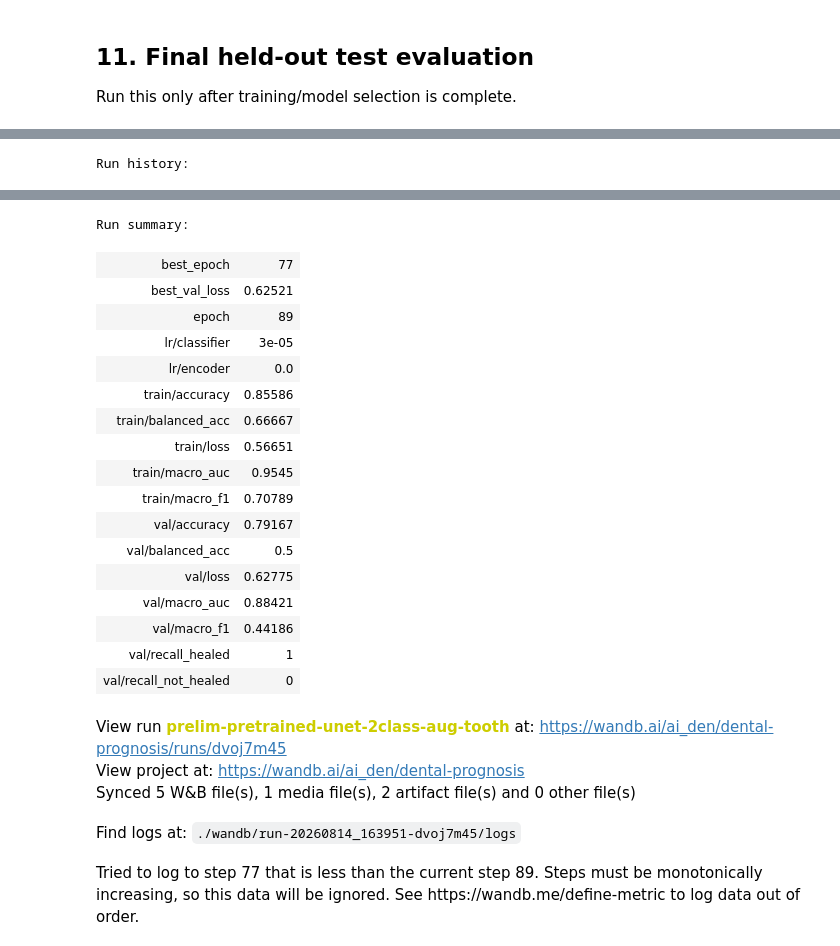
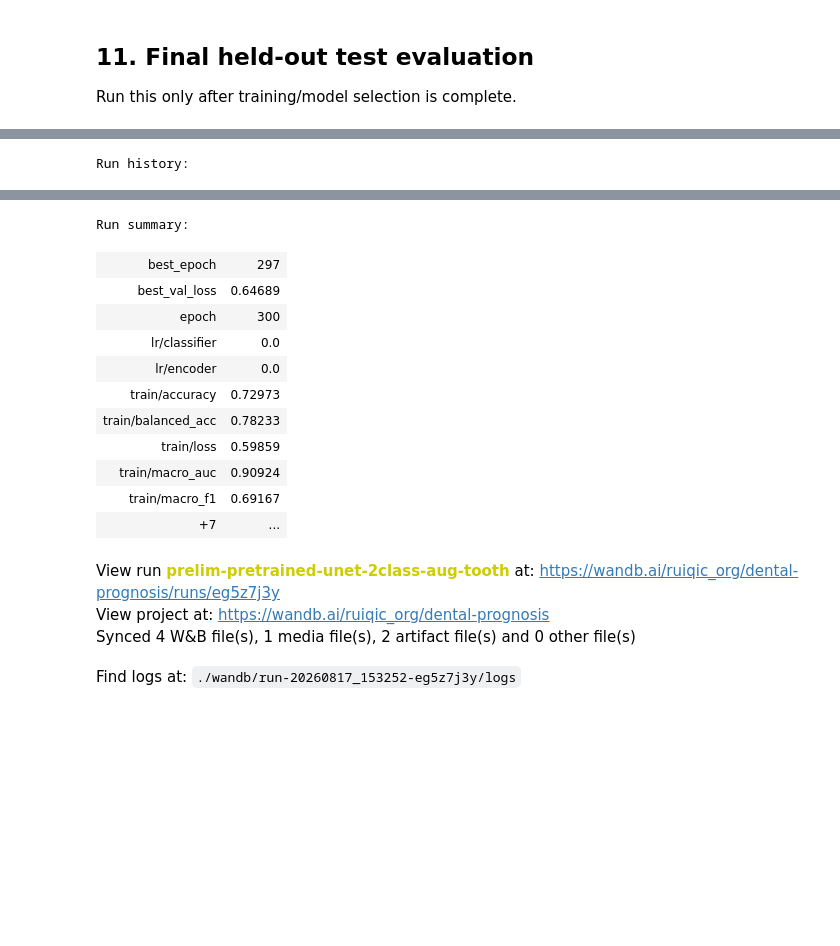
Before and after one commit to Leeyeonju1/cbct-prognosis, a Jupyter notebook: prognosis_training_pretrained_tooth_metadata.ipynb, the cells around one changed output, grey strips where cells are left out. Cells and saved outputs as stored; diff of their text form; code cells hidden in the pictures; blank space fills up the shorter version.

```diff
--- a/prognosis_training_pretrained_tooth_metadata.ipynb
+++ b/prognosis_training_pretrained_tooth_metadata.ipynb
@@ -60,7 +60,7 @@ OUTCOME_XLSX = Path("Dataset A - Overview.xlsx")
 # If this checkpoint exists, the notebook automatically switches to
 # pretrained fine-tuning mode. Otherwise it trains from scratch.
 PRETRAINED_PATH = Path(
-    "../Segmentation/epoch900_Proposed_small_lesion30_zeroshot_small_lr_ulb80.pth"
+    "/storage/home/hcoda1/4/rchen438/r-jli3175-0/data/Dental_CBCT_3d/saved_big/exp_4po_2024-07-12-11-46-16/checkpoint_900.pt"
 )
 USE_PRETRAINED = (
     PRETRAINED_PATH is not None
@@ -78,9 +78,9 @@ USE_TOOTH_METADATA = True
 # [mandibular, anterior, premolar, molar]
 TOOTH_METADATA_DIM = 4
 
-BATCH_SIZE = 1
+BATCH_SIZE = 2
 NUM_WORKERS = 2
-NUM_EPOCHS = 100
+NUM_EPOCHS = 300
 
 # Learning rates
 SCRATCH_LR = 1e-4
@@ -89,6 +89,7 @@ CLASSIFIER_LR = 1e-4
 
 WEIGHT_DECAY = 1e-4
 DROPOUT = 0.3
+PRELU = True
 
 # Keep regularization mild for the small dataset.
 LABEL_SMOOTHING = 0.0
@@ -101,21 +102,21 @@ MIN_SCRATCH_LR = 1e-6
 MIN_ENCODER_LR = 1e-7
 MIN_CLASSIFIER_LR = 1e-6
 
-EARLY_STOPPING_PATIENCE = 12
+EARLY_STOPPING_PATIENCE = 30
 
 # Conservative 3D augmentation.
 # Random crop/resize is intentionally avoided because lesion/tooth size
 # can carry prognostic information.
-AUG_ROTATION_DEGREES = 5.0
-AUG_TRANSLATION_VOXELS = 3.0
+AUG_ROTATION_DEGREES = 180.0
+AUG_TRANSLATION_VOXELS = 40.0
 AUG_SPATIAL_PROB = 0.30
 
 AUG_INTENSITY_PROB = 0.30
-AUG_INTENSITY_SCALE_RANGE = (0.95, 1.05)
-AUG_INTENSITY_SHIFT_FRACTION = 0.02
+AUG_INTENSITY_SCALE_RANGE = (0.90, 1.10)
+AUG_INTENSITY_SHIFT_FRACTION = 0.1
 
 AUG_NOISE_PROB = 0.10
-AUG_NOISE_STD_FRACTION = 0.005
+AUG_NOISE_STD_FRACTION = 0.05
 
 CHECKPOINT_DIR = Path("./checkpoints")
 CHECKPOINT_DIR.mkdir(parents=True, exist_ok=True)
@@ -1132,6 +1140,18 @@ def weighted_cross_entropy(
 # ------------------------------------------------------------
 
 if USE_PRETRAINED:
+    encoder_params = []
+    classifier_params = []
+
+    encoder_prefixes = (
+        "conv1.",
+        "conv2.",
+        "conv3.",
+        "conv4.",
+        "conv5.",
+        "bottleneck.",
+    )
+
     encoder_params = []
     classifier_params = []
 
@@ -1204,7 +1224,8 @@ for i, group in enumerate(optimizer.param_groups):
     )
 
 
-scaler = torch.cuda.amp.GradScaler(
+scaler = torch.amp.GradScaler(
+    "cuda",
     enabled=USE_AMP
 )
 # %% [output]
@@ -1345,7 +1366,8 @@ def train_one_epoch(
             set_to_none=True
         )
 
-        with torch.cuda.amp.autocast(
+        with torch.amp.autocast(
+            "cuda",
             enabled=USE_AMP
         ):
             logits = model(
@@ -1463,7 +1485,8 @@ def evaluate(
             else None
         )
 
-        with torch.cuda.amp.autocast(
+        with torch.amp.autocast(
+            "cuda",
             enabled=USE_AMP
         ):
             logits = model(
@@ -1808,6 +1831,7 @@ Run this only after training/model selection is complete.
 best_checkpoint = torch.load(
     best_path,
     map_location=DEVICE,
+    weights_only=False
 )
 
 model.load_state_dict(
@@ -1969,26 +1989,19 @@ Run history:
 Run summary:
-| best_epoch | 77 |
-| best_val_loss | 0.62521 |
-| epoch | 89 |
-| lr/classifier | 3e-05 |
+| best_epoch | 297 |
+| best_val_loss | 0.64689 |
+| epoch | 300 |
+| lr/classifier | 0.0 |
 | lr/encoder | 0.0 |
-| train/accuracy | 0.85586 |
-| train/balanced_acc | 0.66667 |
-| train/loss | 0.56651 |
-| train/macro_auc | 0.9545 |
-| train/macro_f1 | 0.70789 |
-| val/accuracy | 0.79167 |
-| val/balanced_acc | 0.5 |
-| val/loss | 0.62775 |
-| val/macro_auc | 0.88421 |
-| val/macro_f1 | 0.44186 |
-| val/recall_healed | 1 |
-| val/recall_not_healed | 0 |
+| train/accuracy | 0.72973 |
+| train/balanced_acc | 0.78233 |
+| train/loss | 0.59859 |
+| train/macro_auc | 0.90924 |
+| train/macro_f1 | 0.69167 |
+| +7 | ... |
-View run prelim-pretrained-unet-2class-aug-tooth at: https://wandb.ai/ai_den/dental-prognosis/runs/dvoj7m45
-View project at: https://wandb.ai/ai_den/dental-prognosis
-Synced 5 W&B file(s), 1 media file(s), 2 artifact file(s) and 0 other file(s)
+View run prelim-pretrained-unet-2class-aug-tooth at: https://wandb.ai/ruiqic_org/dental-prognosis/runs/eg5z7j3y
+View project at: https://wandb.ai/ruiqic_org/dental-prognosis
+Synced 4 W&B file(s), 1 media file(s), 2 artifact file(s) and 0 other file(s)
-Find logs at: ./wandb/run-20260814_163951-dvoj7m45/logs
+Find logs at: ./wandb/run-20260817_153252-eg5z7j3y/logs
-Tried to log to step 77 that is less than the current step 89. Steps must be monotonically increasing, so this data will be ignored. See https://wandb.me/define-metric to log data out of order.
 # %%
 prediction_df
 # %% [output]
```
Also changed, not shown: parts of 9 cells of this notebook, 4 other files.
